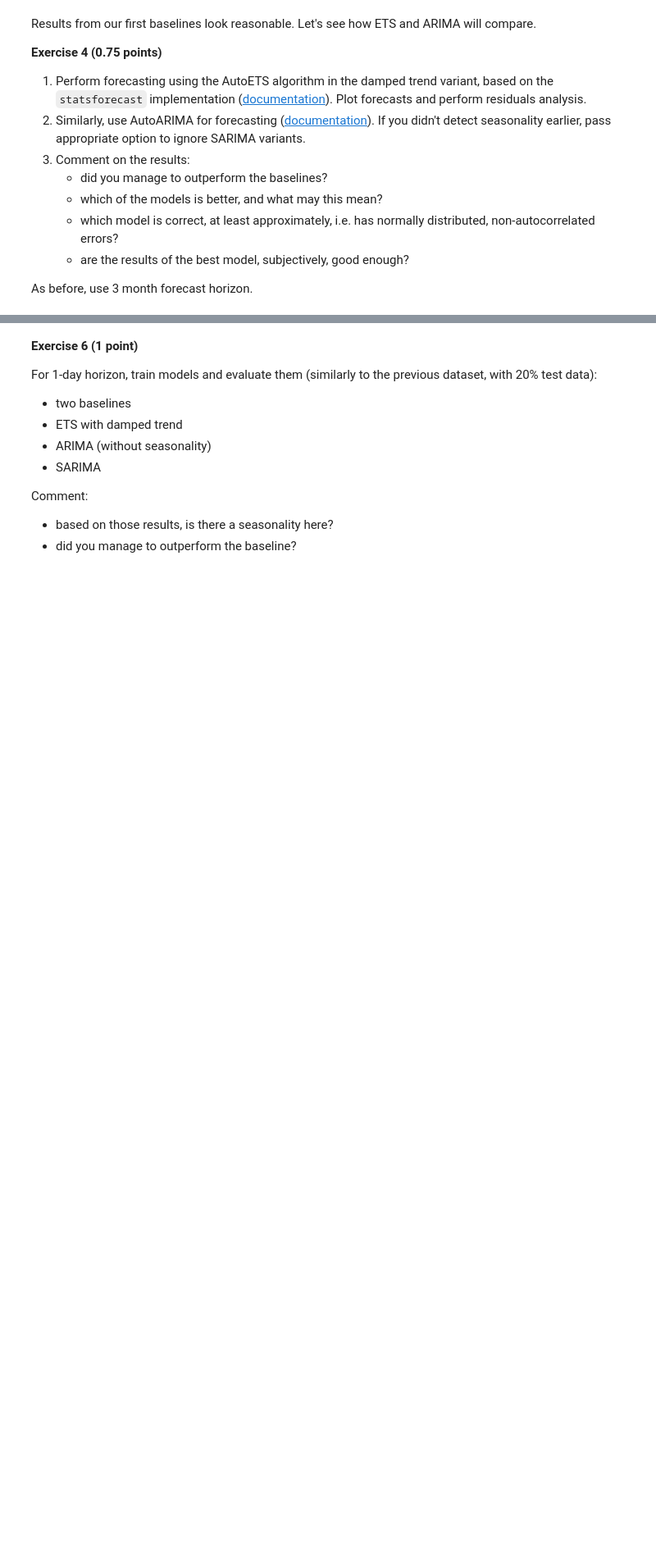
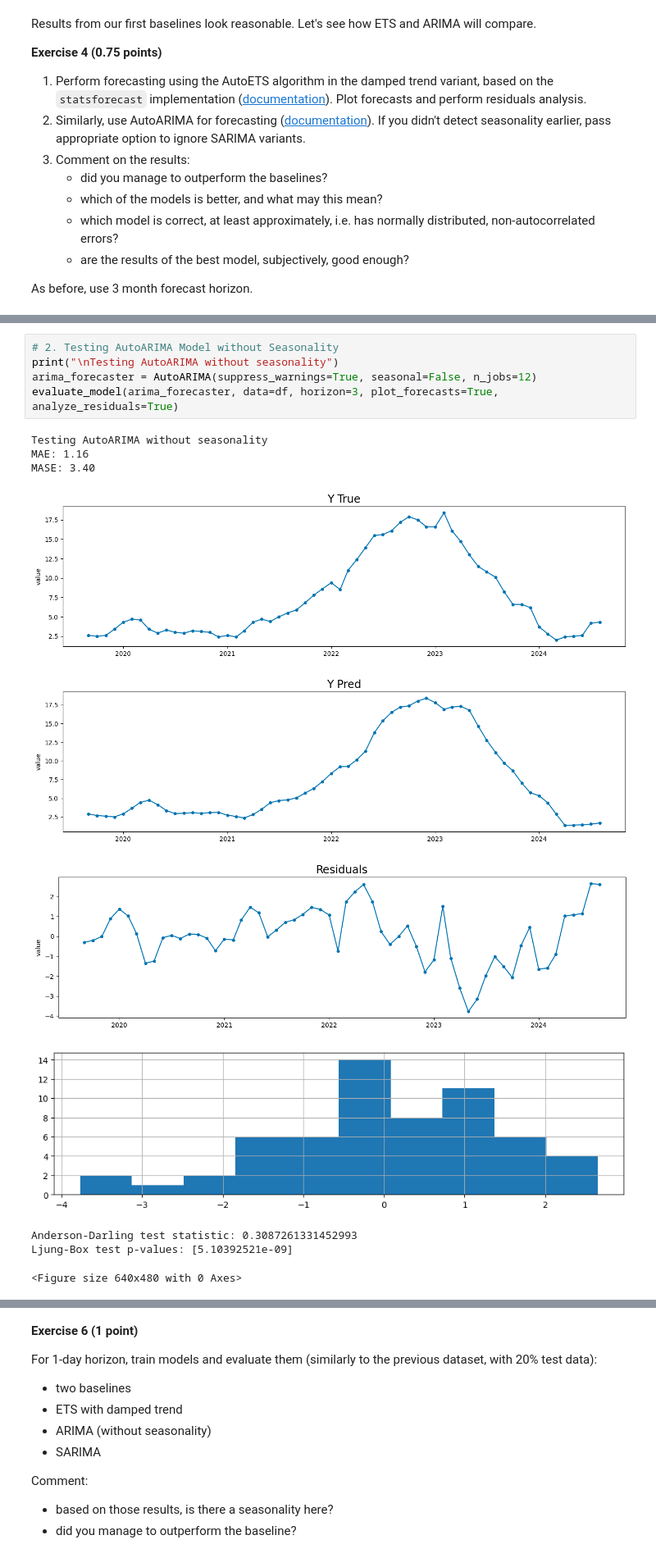
Before and after one commit to xsalonx/ml_time_series_forecasting_course, a Jupyter notebook: lab1_statistical_models/notebook_empty.ipynb, the cells around one changed output, grey strips where cells are left out. Shown at 82% size. Drawn from its saved outputs; the diff is of its cells as text; blank space fills up the shorter version.

```diff
--- a/lab1_statistical_models/notebook_empty.ipynb
+++ b/lab1_statistical_models/notebook_empty.ipynb
@@ -254 +360,17 @@ As before, use 3 month forecast horizon.
+# %%
+# 2. Testing AutoARIMA Model without Seasonality
+print("\nTesting AutoARIMA without seasonality")
+arima_forecaster = AutoARIMA(suppress_warnings=True, seasonal=False, n_jobs=12)
+evaluate_model(arima_forecaster, data=df, horizon=3, plot_forecasts=True, analyze_residuals=True)
+# %% [output]
+Testing AutoARIMA without seasonality
+MAE: 1.16
+MASE: 3.40
+[figure, added]
+[figure, added]
+[figure, added]
+[figure, added]
+Anderson-Darling test statistic: 0.3087261331452993
+Ljung-Box test p-values: [5.10392521e-09]
+<Figure size 640x480 with 0 Axes>
 # %% [markdown]
```
Also changed, not shown: parts of 20 cells of this notebook, 1 other file.
